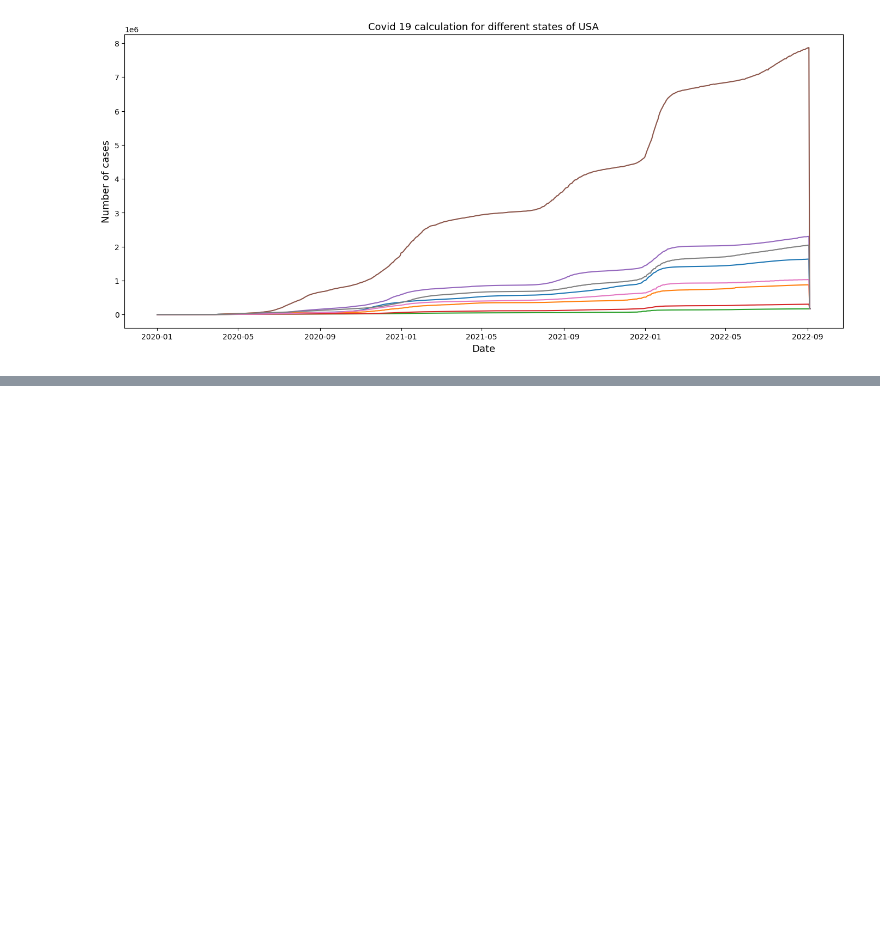
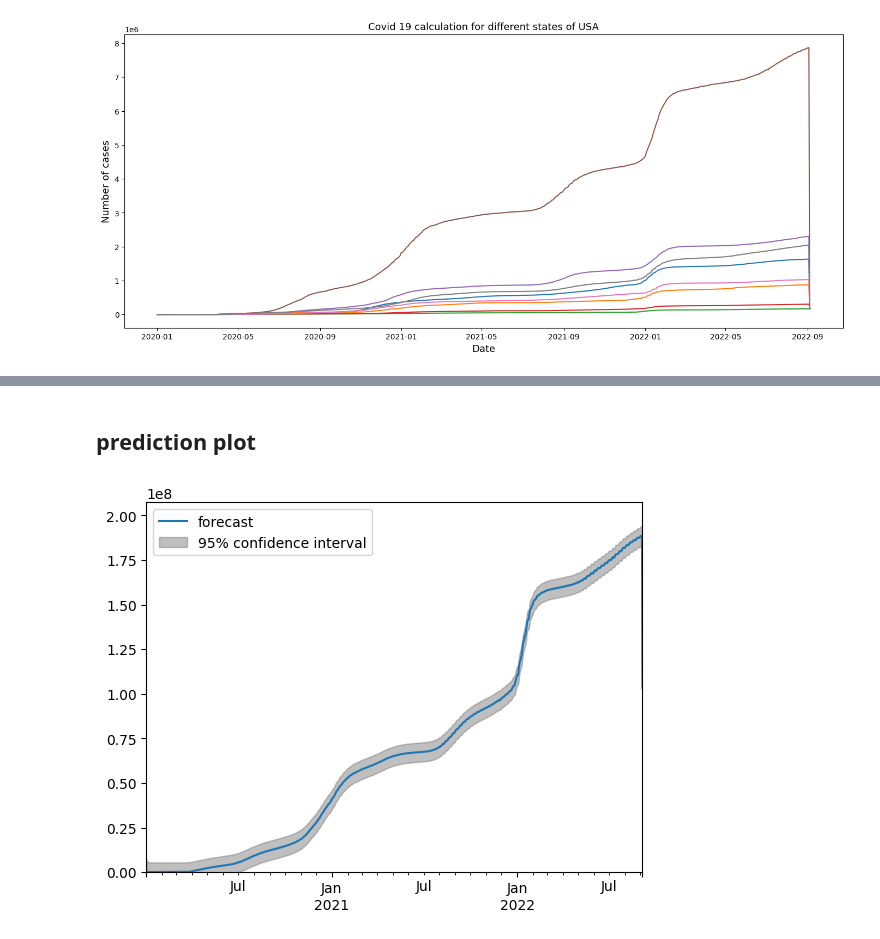
Before and after one commit to tekadata/covid_time_series_prediction, a Jupyter notebook: Data_analysis.ipynb, the cells around one changed output, grey strips where cells are left out. Saved outputs shown, nothing was run; the diff lists cells and outputs as text; code cells hidden in the pictures; blank space fills up the shorter version.

Commit message:
todays walk on model with ome dataset

```diff
--- a/Data_analysis.ipynb
+++ b/Data_analysis.ipynb
@@ -184,0 +239,10 @@ Text(0.5, 0, 'Date')
+# %%
+from statsmodels.tsa.arima.model import ARIMA
+
+# 1. initialize the model
+arima = ARIMA(y, order=(1, 1, 2), trend='t')
+
+# 2. fit the models
+arima = arima.fit()
+
+arima.summary()
@@ -184,0 +286,2 @@ Text(0.5, 0, 'Date')
+# %% [markdown]
+## prediction plot
@@ -184,0 +290,6 @@ Text(0.5, 0, 'Date')
+# %%
+# Actual vs Fitted
+plot_predict(arima, start=1, dynamic=False);
+plt.ylim((.9 * y.min(), 1.1 * y.max()));
+# %% [output]
+[figure, added]
```
Also changed, not shown: parts of 16 cells of this notebook.
